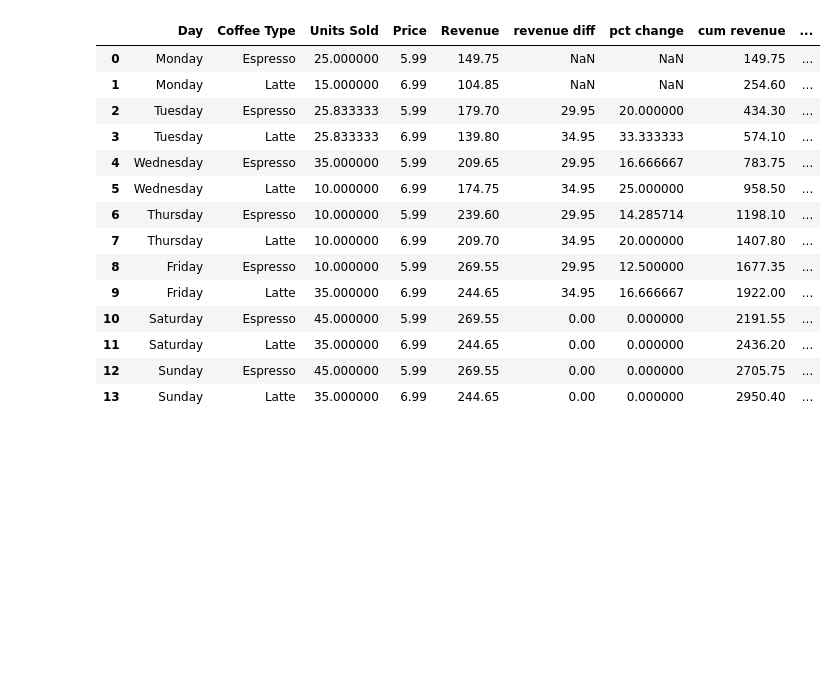
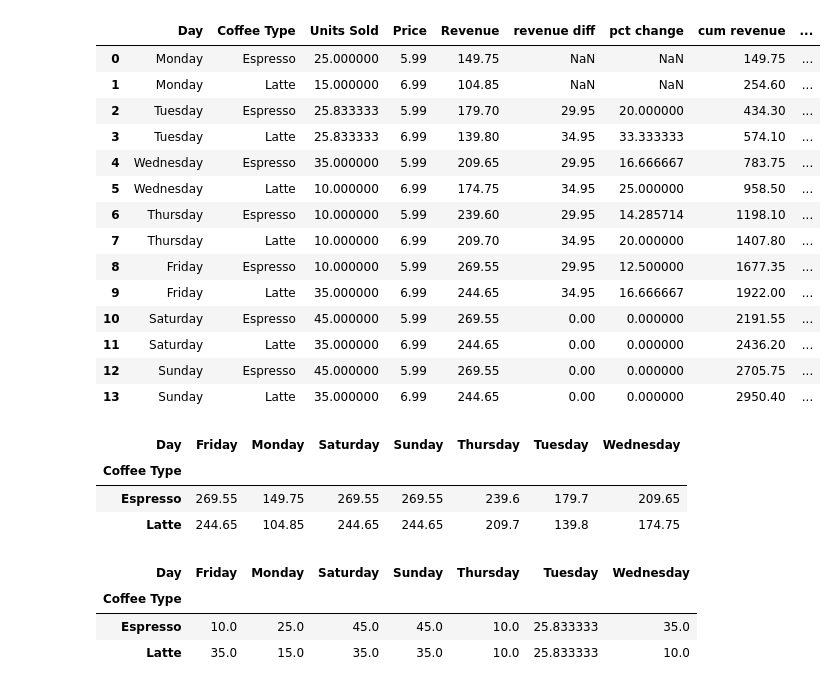
Before and after one commit to mus9090/pandas-practice, a Jupyter notebook: 01-basics.ipynb, the cells around one changed output. Saved outputs shown, nothing was run; the diff lists cells and outputs as text; code cells hidden in the pictures; blank space fills up the shorter version.

```diff
--- a/01-basics.ipynb
+++ b/01-basics.ipynb
@@ -1282,3 +1282,17 @@ coffee
 | 11 | Saturday | Latte | 35.000000 | 6.99 | 244.65 | 0.00 | 0.000000 | 2436.20 | ... |
 | 12 | Sunday | Espresso | 45.000000 | 5.99 | 269.55 | 0.00 | 0.000000 | 2705.75 | ... |
 | 13 | Sunday | Latte | 35.000000 | 6.99 | 244.65 | 0.00 | 0.000000 | 2950.40 | ... |
+# %%
+coffee.pivot_table(index="Coffee Type", columns="Day", values="Revenue", aggfunc="sum")
+# %% [output]
+| Day | Friday | Monday | Saturday | Sunday | Thursday | Tuesday | Wednesday |
+| Coffee Type |  |  |  |  |  |  |  |
+| Espresso | 269.55 | 149.75 | 269.55 | 269.55 | 239.6 | 179.7 | 209.65 |
+| Latte | 244.65 | 104.85 | 244.65 | 244.65 | 209.7 | 139.8 | 174.75 |
+# %%
+coffee.pivot_table(index="Coffee Type", columns="Day", values="Units Sold", aggfunc="sum")
+# %% [output]
+| Day | Friday | Monday | Saturday | Sunday | Thursday | Tuesday | Wednesday |
+| Coffee Type |  |  |  |  |  |  |  |
+| Espresso | 10.0 | 25.0 | 45.0 | 45.0 | 10.0 | 25.833333 | 35.0 |
+| Latte | 35.0 | 15.0 | 35.0 | 35.0 | 10.0 | 25.833333 | 10.0 |
```
Also changed, not shown: parts of 5 cells of this notebook, 1 other file.
